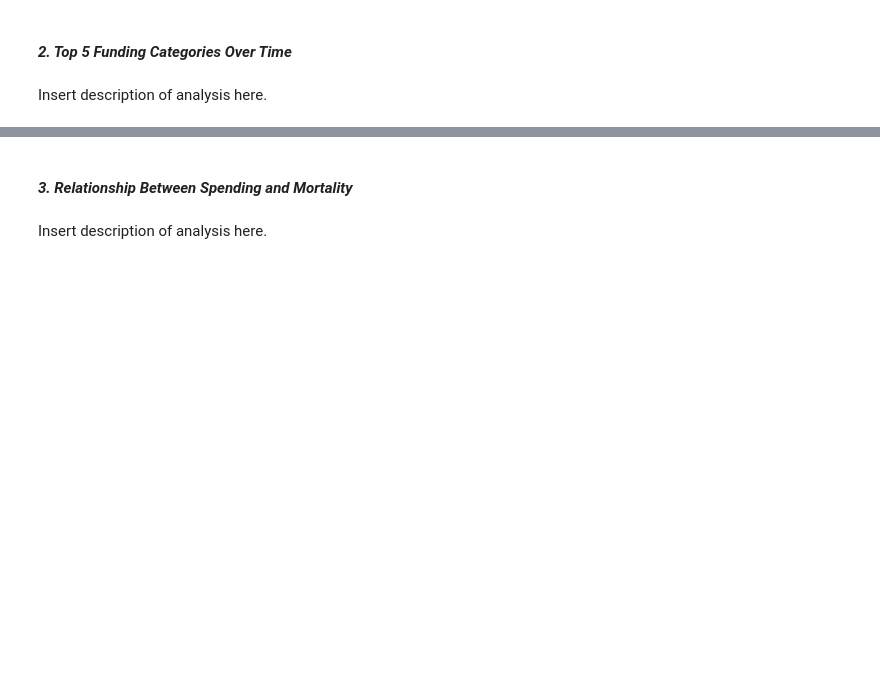
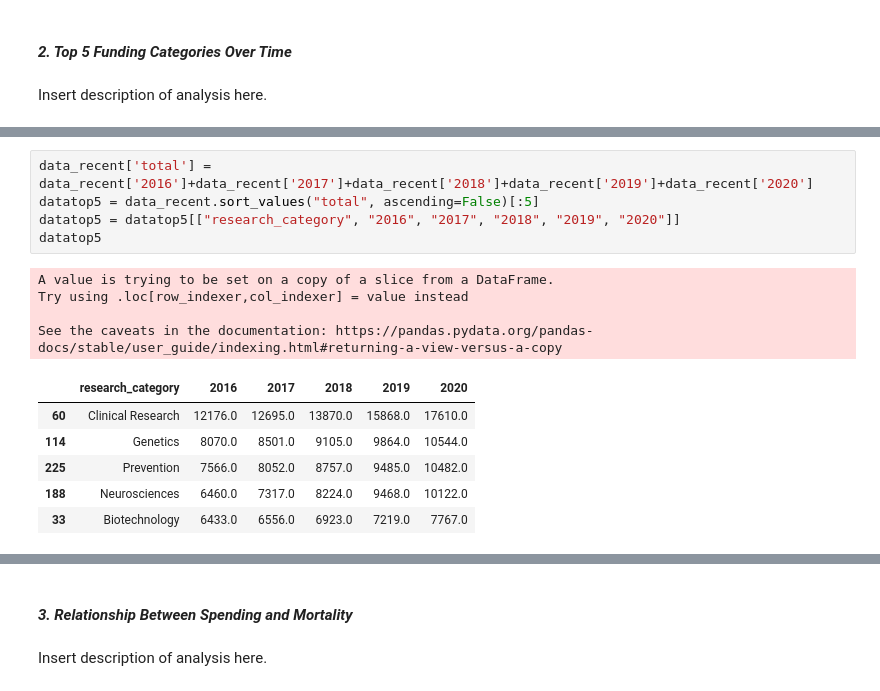
Before and after one commit to UCB-stat-159-s22/hw07-group25, a Jupyter notebook: Main.ipynb, the cells around one changed output, grey strips where cells are left out. Cells and saved outputs as stored; diff of their text form; blank space fills up the shorter version.

```diff
--- a/Notebook_Maddy.ipynb
+++ b/Main.ipynb
@@ -151,0 +221,16 @@ Insert description of analysis here.
+# %%
+data_recent['total'] = data_recent['2016']+data_recent['2017']+data_recent['2018']+data_recent['2019']+data_recent['2020']
+datatop5 = data_recent.sort_values("total", ascending=False)[:5]
+datatop5 = datatop5[["research_category", "2016", "2017", "2018", "2019", "2020"]]
+datatop5
+# %% [output]
+A value is trying to be set on a copy of a slice from a DataFrame.
+Try using .loc[row_indexer,col_indexer] = value instead
+
+See the caveats in the documentation: https://pandas.pydata.org/pandas-docs/stable/user_guide/indexing.html#returning-a-view-versus-a-copy
+|  | research_category | 2016 | 2017 | 2018 | 2019 | 2020 |
+| 60 | Clinical Research | 12176.0 | 12695.0 | 13870.0 | 15868.0 | 17610.0 |
+| 114 | Genetics | 8070.0 | 8501.0 | 9105.0 | 9864.0 | 10544.0 |
+| 225 | Prevention | 7566.0 | 8052.0 | 8757.0 | 9485.0 | 10482.0 |
+| 188 | Neurosciences | 6460.0 | 7317.0 | 8224.0 | 9468.0 | 10122.0 |
+| 33 | Biotechnology | 6433.0 | 6556.0 | 6923.0 | 7219.0 | 7767.0 |
```
Also changed, not shown: parts of 9 cells of this notebook, 11 other files.
